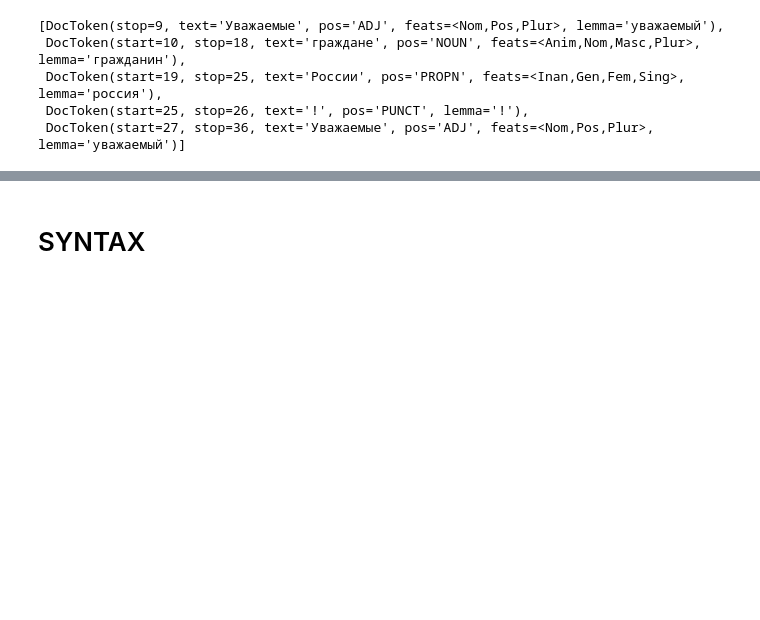
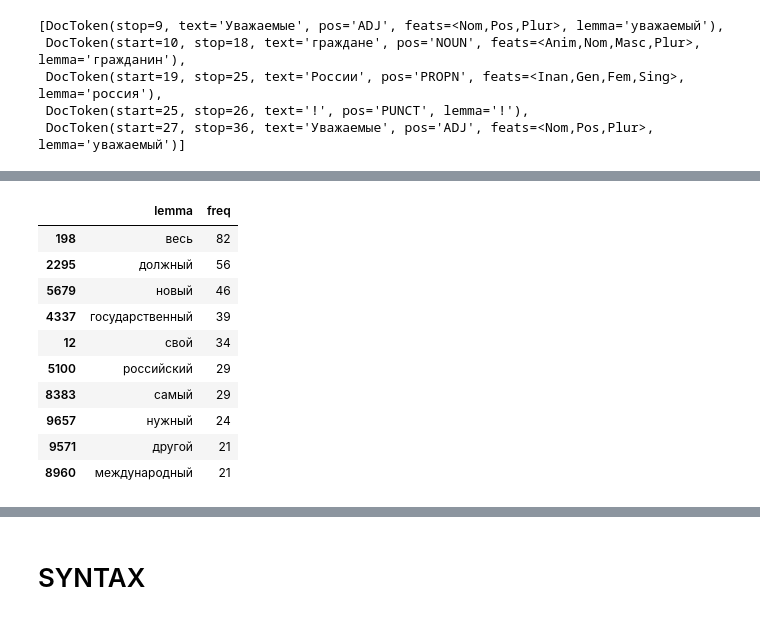
Before and after one commit to iconismo/federal-assembly, a Jupyter notebook: src/analysis-of-one-message.ipynb, the cells around one changed output, grey strips where cells are left out. Drawn from its saved outputs; the diff is of its cells as text; code cells hidden in the pictures; blank space fills up the shorter version.

```diff
--- a/src/analysis-of-one-message.ipynb
+++ b/src/analysis-of-one-message.ipynb
@@ -144,0 +201,15 @@ display(doc.tokens[:5])
+# %%
+lemma_df_ADJ = lemma_df[lemma_df['pos']=='ADJ']
+lemma_df_ADJ.sort_values(by='freq', ascending=False)[['lemma','freq']].drop_duplicates()[:10]
+# %% [output]
+|  | lemma | freq |
+| 198 | весь | 82 |
+| 2295 | должный | 56 |
+| 5679 | новый | 46 |
+| 4337 | государственный | 39 |
+| 12 | свой | 34 |
+| 5100 | российский | 29 |
+| 8383 | самый | 29 |
+| 9657 | нужный | 24 |
+| 9571 | другой | 21 |
+| 8960 | международный | 21 |
```
Also changed, not shown: parts of 21 cells of this notebook, 4 other files.
